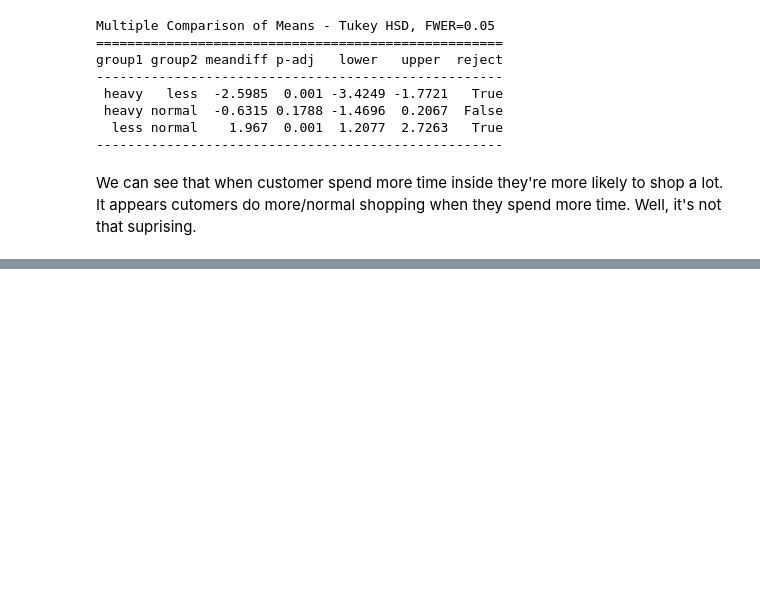
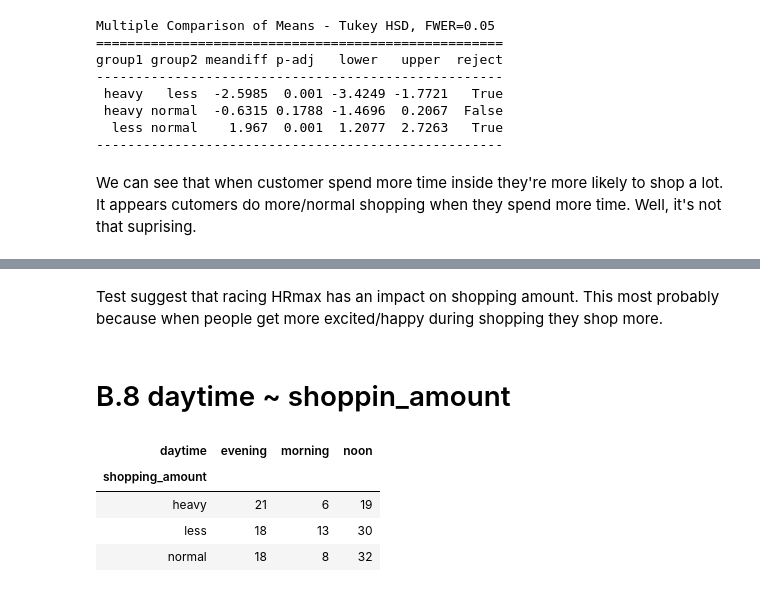
Before and after one commit to MhmudFwzi/customer_behavior_prediction, a Jupyter notebook: shop_amount_stat_tests.ipynb, the cells around one changed output, grey strips where cells are left out. Cells and saved outputs as stored; diff of their text form; code cells hidden in the pictures; blank space fills up the shorter version.

```diff
--- a/shop_amount_stat_tests.ipynb
+++ b/shop_amount_stat_tests.ipynb
@@ -901,0 +1146,13 @@ We can see that when customer spend more time inside they're more likely to shop
+# %% [markdown]
+Test suggest that racing HRmax has an impact on shopping amount. This most probably because when people get more excited/happy during shopping they shop more.
+# %% [markdown]
+# B.8 daytime ~ shoppin_amount
+# %%
+table=pd.crosstab(data['shopping_amount'], data['daytime'], )
+table
+# %% [output]
+| daytime | evening | morning | noon |
+| shopping_amount |  |  |  |
+| heavy | 21 | 6 | 19 |
+| less | 18 | 13 | 30 |
+| normal | 18 | 8 | 32 |
```
Also changed, not shown: parts of 53 cells of this notebook, 1 other file.
